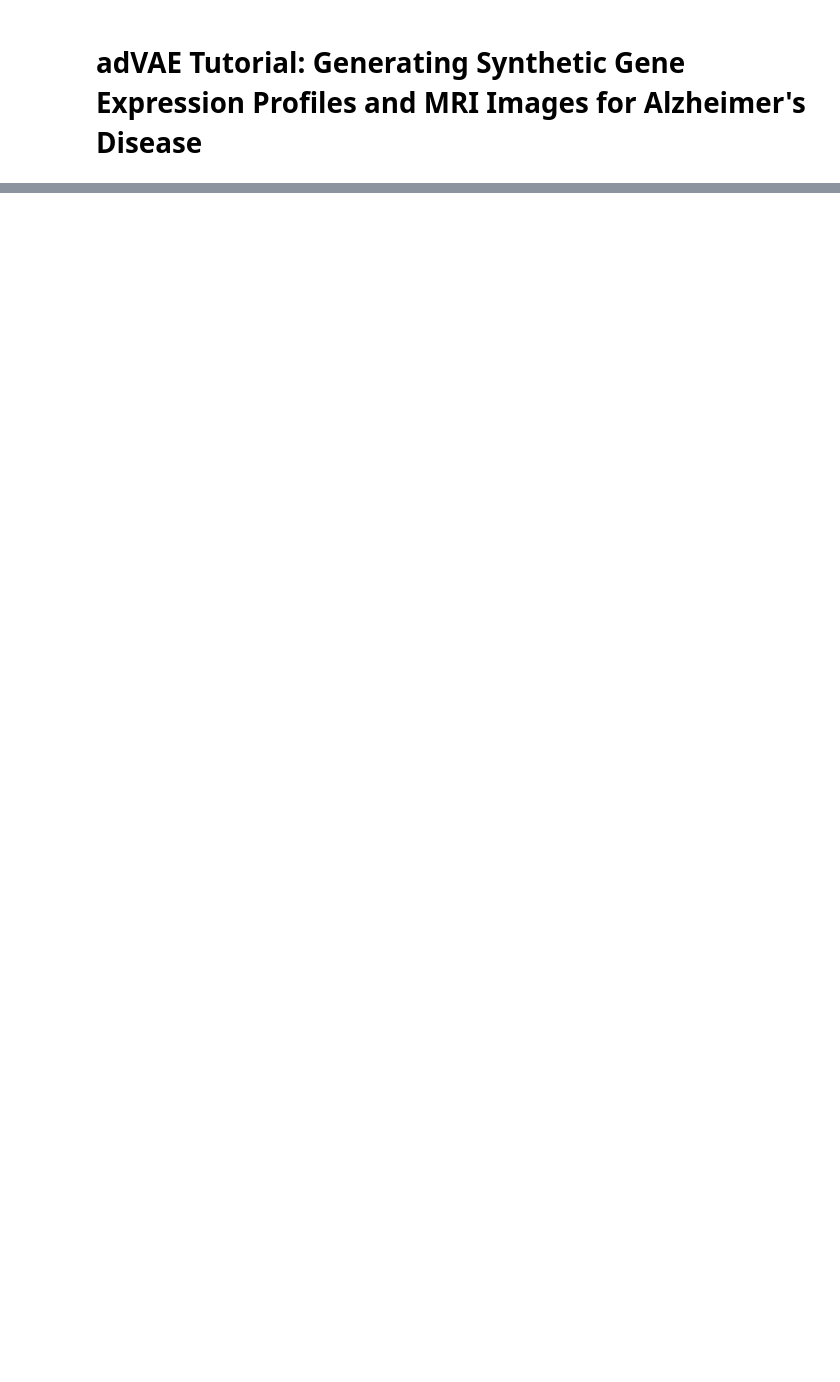
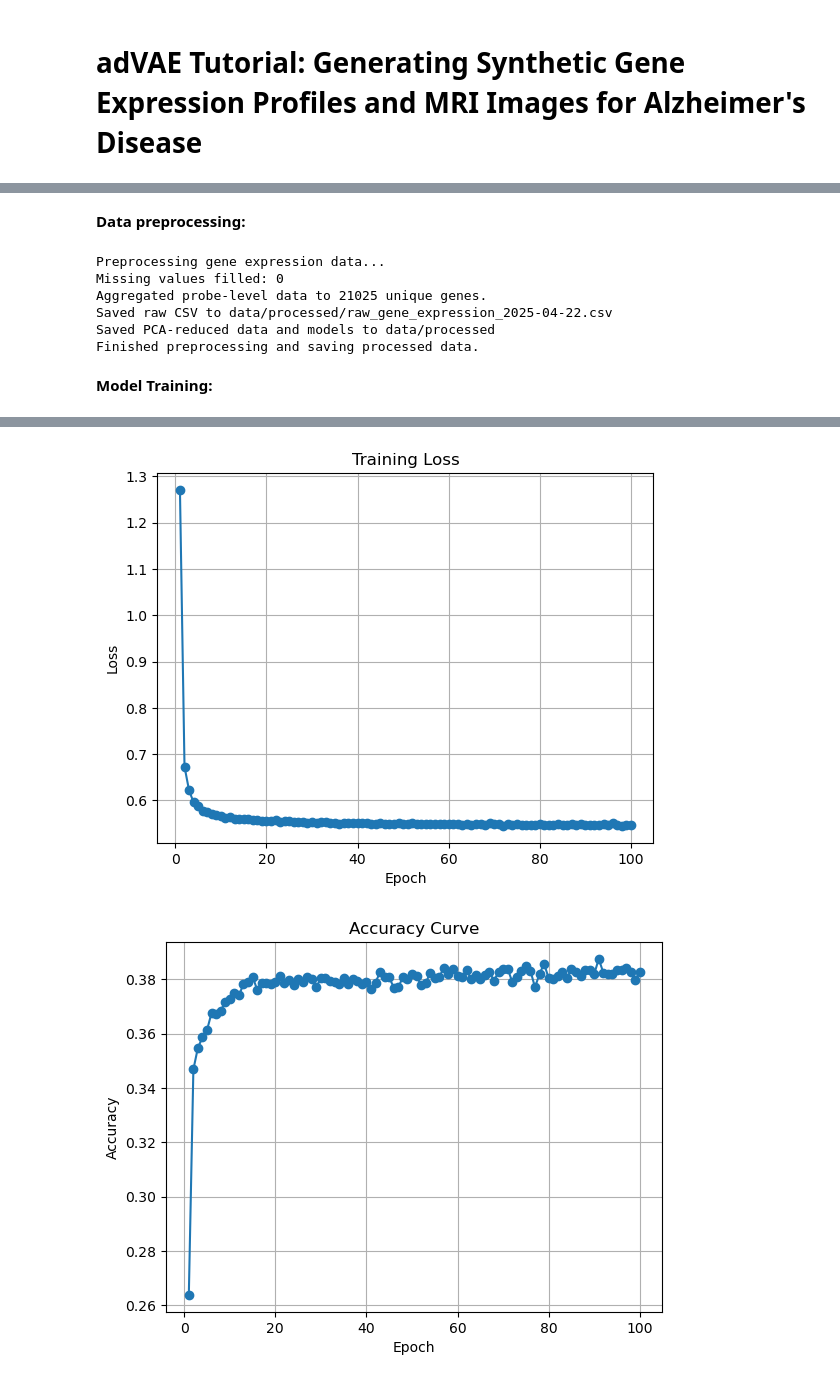
Before and after one commit to varnikaumashankar/adVAE, a Jupyter notebook: tutorials/real_dataset_tutorial.ipynb, the cells around one changed output, grey strips where cells are left out. Drawn from its saved outputs; the diff is of its cells as text; code cells hidden in the pictures; blank space fills up the shorter version.

```diff
--- a/tutorials/real_dataset_tutorial.ipynb
+++ b/tutorials/real_dataset_tutorial.ipynb
@@ -204,0 +167,10 @@ plt.show()
+# %%
+print("Gene Expression Configuration:", gene_expression)
+cfg = gene_expression
+cfg = gene_expression.copy()
+cfg["data_folder"] = "../data/AMP_AD_MSBB_MSSM"
+cfg["data_path"] = f"../data/processed/X_pca_{timestamp}.npy"
+cfg["weights_path"] = f"../results/gene_expression/model/vae_weights_{timestamp}.pth"
+cfg["output_dir"] = "../results/gene_expression"
+cfg["pca_model_path"] = f"../data/processed/pca_model_{timestamp}.pkl"
+cfg["scaler_path"] = f"../data/processed/scaler_{timestamp}.pkl"
@@ -204,0 +179,30 @@ plt.show()
+# %% [markdown]
+**Data preprocessing:**
+# %%
+print("Preprocessing gene expression data...")
+df, X_pca, scaler, pca_model = preprocess_gene(
+    n_components=cfg["n_components"],
+    data_folder=cfg["data_folder"],
+    scale_method=cfg["scale_method"],
+    aggregate_by_gene=cfg["aggregate_by_gene"],
+)
+
+# Saving the data
+np.save(cfg["data_path"], X_pca)
+with open(cfg["pca_model_path"], "wb") as f:
+    pickle.dump(pca_model, f)
+with open(cfg["scaler_path"], "wb") as f:
+    pickle.dump(scaler, f)
+print("Finished preprocessing and saving processed data.")
+# %% [output]
+Preprocessing gene expression data...
+Missing values filled: 0
+Aggregated probe-level data to 21025 unique genes.
+Saved raw CSV to data/processed/raw_gene_expression_2025-04-22.csv
+Saved PCA-reduced data and models to data/processed
+Finished preprocessing and saving processed data.
+# %% [markdown]
+**Model Training:**
+# %%
+gene_model = train_gene(cfg)
+# %% [output]
@@ -204,0 +226,2 @@ plt.show()
+[figure, added]
+[figure, added]
```
Also changed, not shown: parts of 61 cells of this notebook, 27 other files.
